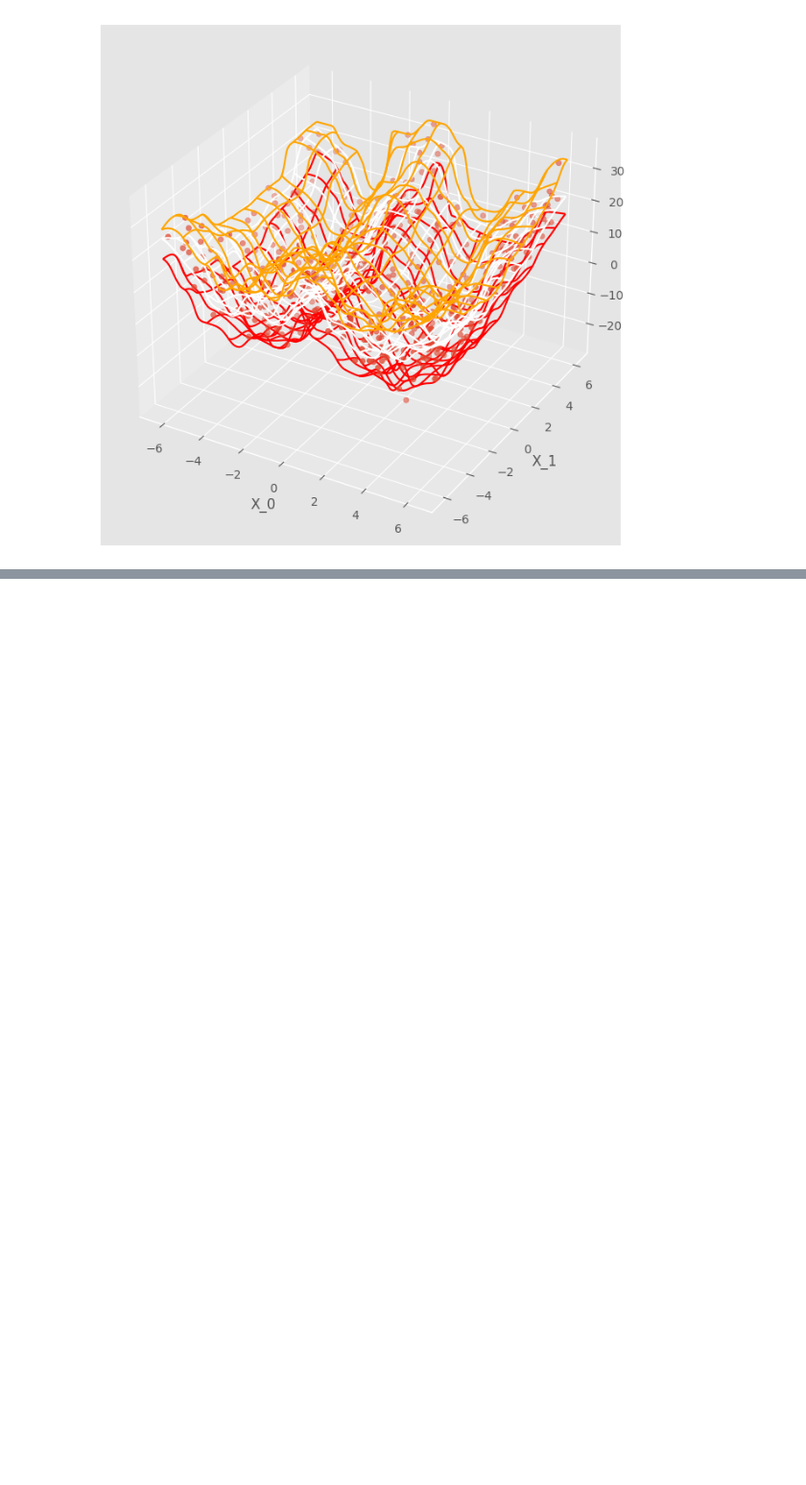
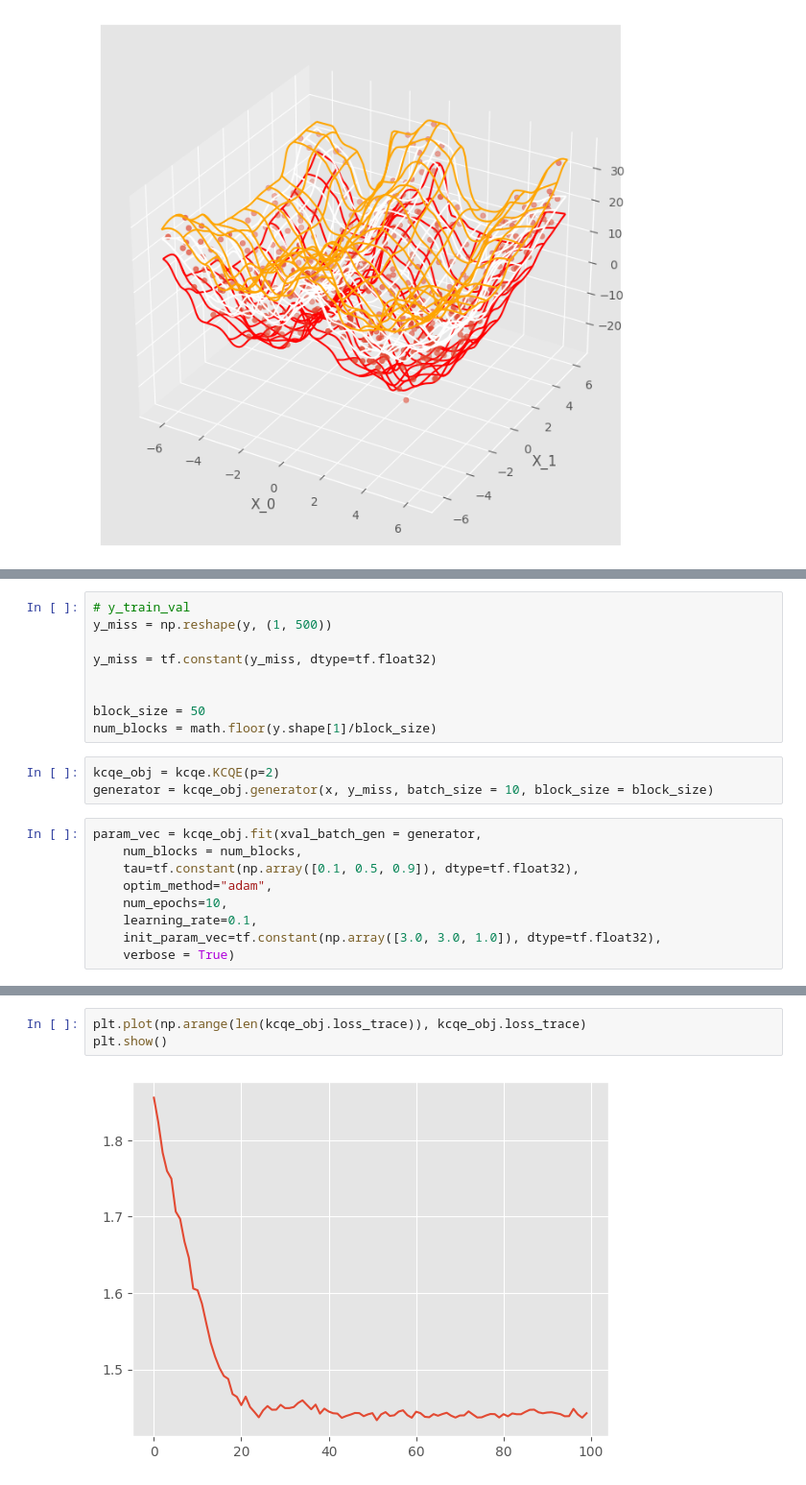
Before and after one commit to reichlab/jacques, a Jupyter notebook: demo.ipynb, the cells around one changed output, grey strips where cells are left out. Shown at 96% size. Drawn from its saved outputs; the diff is of its cells as text; blank space fills up the shorter version.

```diff
--- a/demo.ipynb
+++ b/demo.ipynb
@@ -203,0 +221,21 @@ plt.show()
+# %%
+# y_train_val
+y_miss = np.reshape(y, (1, 500))
+
+y_miss = tf.constant(y_miss, dtype=tf.float32)
+
+
+block_size = 50
+num_blocks = math.floor(y.shape[1]/block_size)
+# %%
+kcqe_obj = kcqe.KCQE(p=2)
+generator = kcqe_obj.generator(x, y_miss, batch_size = 10, block_size = block_size)
+# %%
+param_vec = kcqe_obj.fit(xval_batch_gen = generator,
+    num_blocks = num_blocks,
+    tau=tf.constant(np.array([0.1, 0.5, 0.9]), dtype=tf.float32),
+    optim_method="adam",
+    num_epochs=10,
+    learning_rate=0.1,
+    init_param_vec=tf.constant(np.array([3.0, 3.0, 1.0]), dtype=tf.float32),
+    verbose = True)
@@ -203,0 +260,5 @@ plt.show()
+# %%
+plt.plot(np.arange(len(kcqe_obj.loss_trace)), kcqe_obj.loss_trace)
+plt.show()
+# %% [output]
+[figure, added]
```
Also changed, not shown: parts of 11 cells of this notebook, 2 other files.
